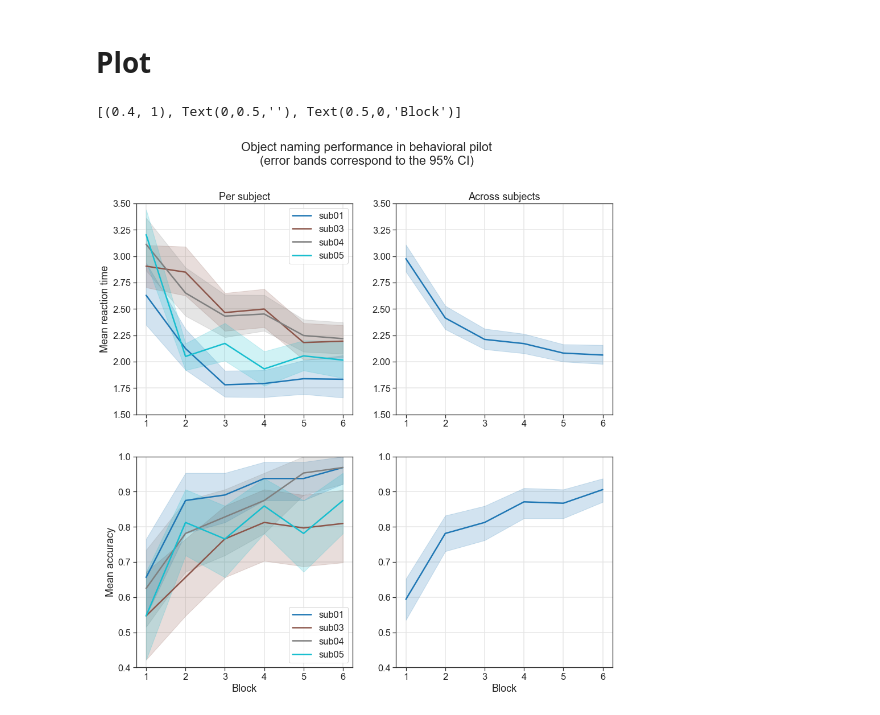
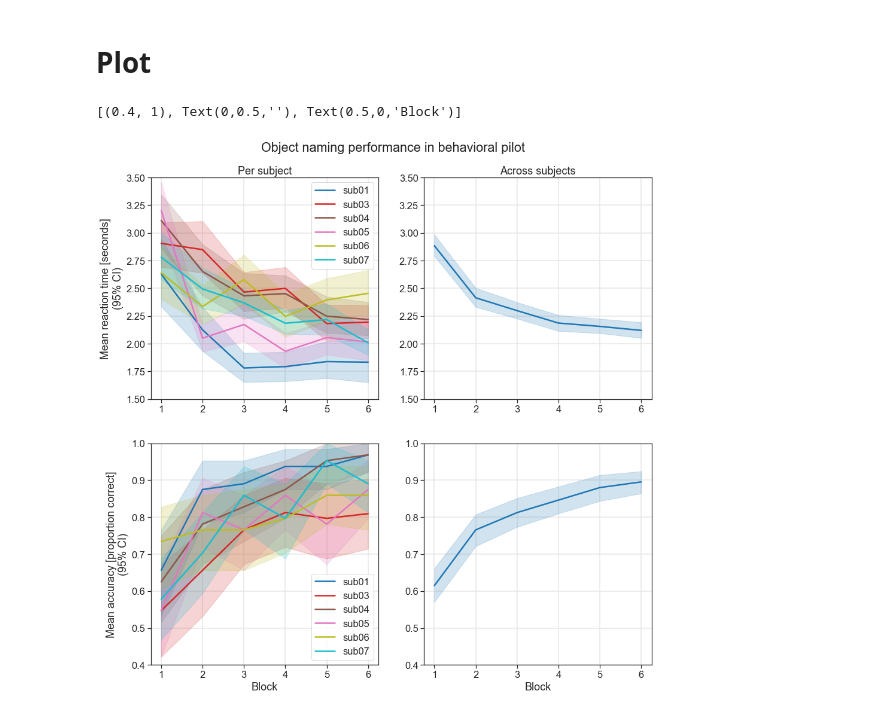
Before and after one commit to oliver-contier/ri_hmax, a Jupyter notebook: experiments/RI_objects_RSA/analysis/plot_behav_pilot.ipynb, the cells around one changed output. Drawn from its saved outputs; the diff is of its cells as text; code cells hidden in the pictures.

Commit message:
added last two behav pilot subject to plot_behav_pilot.ipynb. Total N is 6 (7 subjects invited, one with bug in output csv

```diff
--- a/experiments/RI_objects_RSA/analysis/plot_behav_pilot.ipynb
+++ b/experiments/RI_objects_RSA/analysis/plot_behav_pilot.ipynb
@@ -40,7 +38,7 @@ glob.glob('../behav_data/behav_pilot/*')
  '../behav_data/behav_pilot/sub04_block6_behav.csv']
 # %%
 # generate file paths for the subjects to analyze
-n_subs = 5
+n_subs = 7
 exclude_subs = [2]
 
 sub_paths = [
@@ -92,29 +92,28 @@ df.head()
 # %%
 fig, axes = plt.subplots(figsize=(15,15), ncols=2, nrows=2)
 
-fig.suptitle("Object naming performance in behavioral pilot\n(error bands correspond to the 95% CI)")
+fig.suptitle("Object naming performance in behavioral pilot", y=.935)
 
 figkwargs = {'err_style':'band', 'ci':95, 'data':df, 'x':'block'}
 
 # RT by subject
 sns.lineplot(y="rt", hue="SubjectID", ax=axes[0][0], palette='tab10', **figkwargs)
 axes[0][0].legend(legend_labels)
-axes[0][0].set(xlabel="", ylabel="Mean reaction time", title='Per subject', ylim=(1.5, 3.5))
+axes[0][0].set(xlabel="", ylabel="Mean reaction time [seconds]\n(95% CI)", title='Per subject', ylim=(1.5, 3.5))
 
 # RT across subjects
 sns.lineplot(y="rt", ax=axes[0][1], **figkwargs)
 axes[0][1].set(ylabel='', xlabel='', title='Across subjects', ylim=(1.5, 3.5))
 #axes[0][1].yaxis.set_ticklabels([])
 
 # Accuracies by subject
 sns.lineplot(y="acc", hue='SubjectID', palette='tab10', ax=axes[1][0], **figkwargs)
-axes[1][0].set(ylabel="Mean accuracy", ylim=(.4, 1), xlabel='Block')
+axes[1][0].set(ylabel="Mean accuracy [proportion correct]\n(95% CI)", ylim=(.4, 1), xlabel='Block')
 axes[1][0].legend(legend_labels)
 
 # Accuracies across subjects
 sns.lineplot(y="acc",ax=axes[1][1], **figkwargs)
 axes[1][1].set(ylim=(.4,1), xlabel="Block", ylabel='')
-#axes[1][1].yaxis.set_ticklabels([])
 # %% [output]
 [(0.4, 1), Text(0,0.5,''), Text(0.5,0,'Block')]
-[figure, old version]
+[figure, new version]
```
Also changed, not shown: parts of 3 cells of this notebook.
